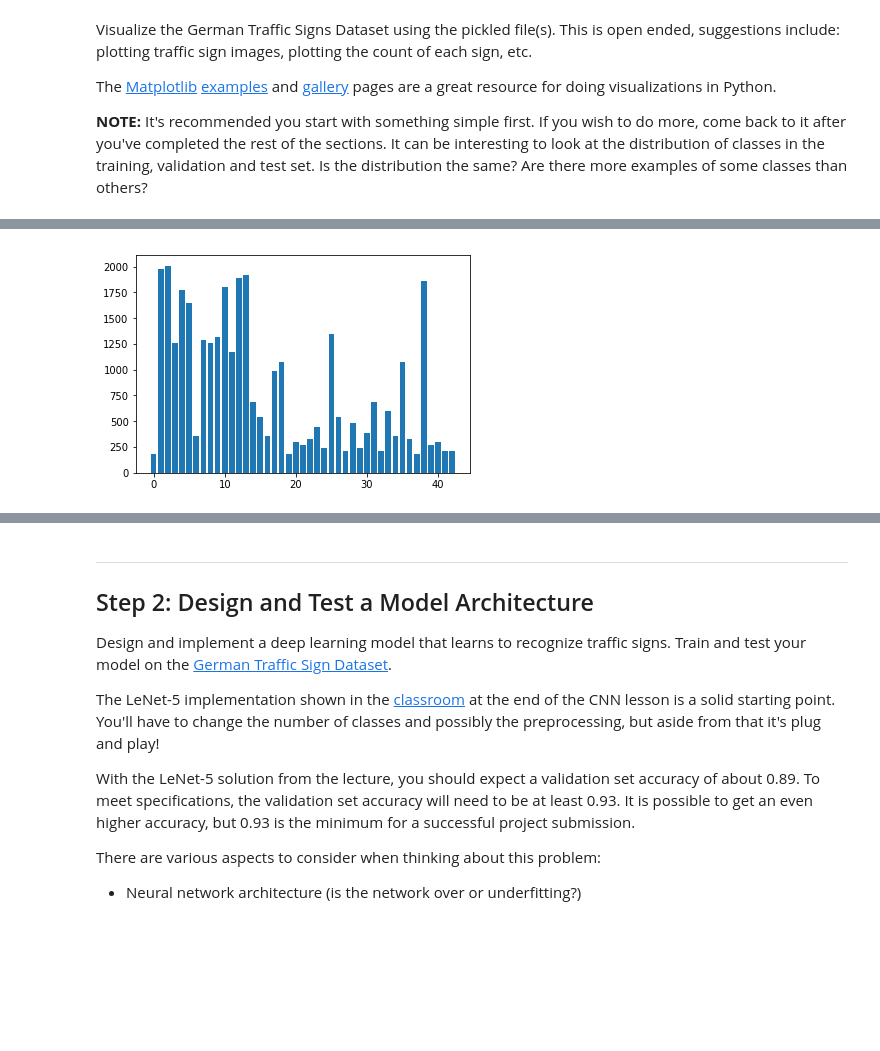
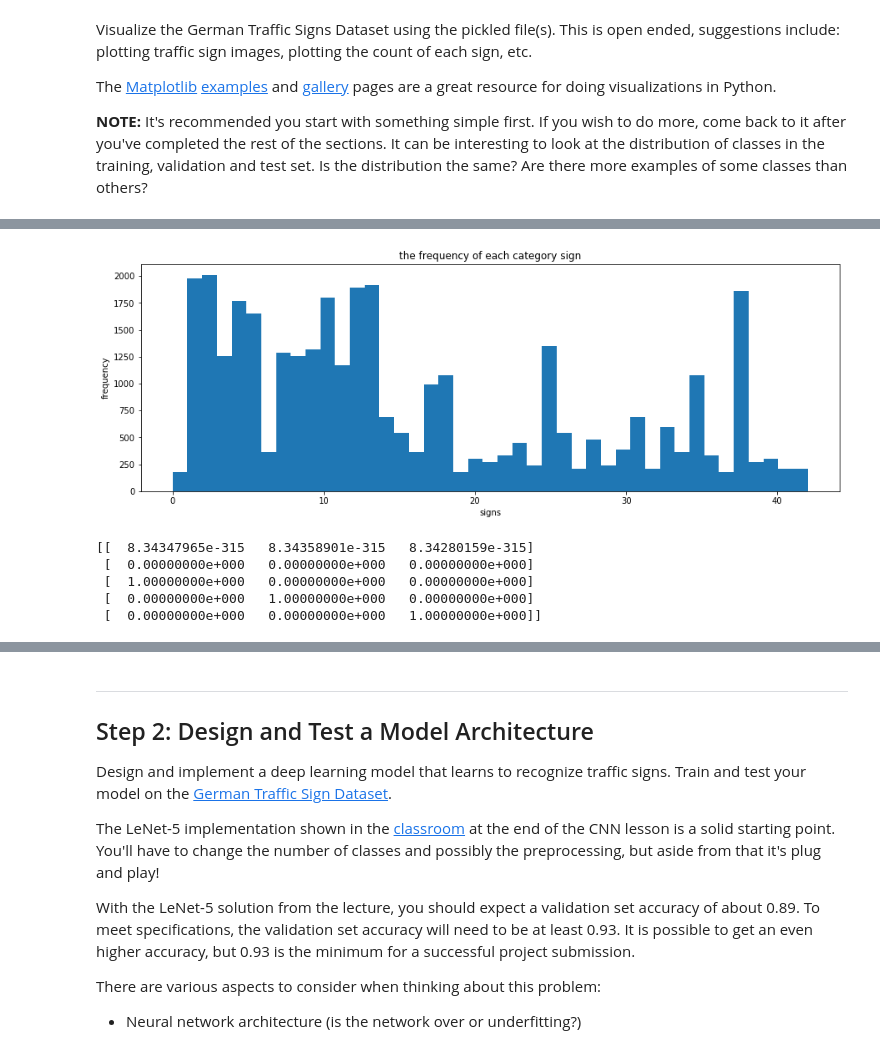
Before and after one commit to tonyxxq/Traffic-Sign-Classifier, a Jupyter notebook: Traffic_Sign_Classifier.ipynb, the cells around one changed output, grey strips where cells are left out. Cells and saved outputs as stored; diff of their text form; code cells hidden in the pictures; blank space fills up the shorter version.

```diff
--- a/Traffic_Sign_Classifier.ipynb
+++ b/Traffic_Sign_Classifier.ipynb
@@ -125,16 +123,24 @@ plt.show()
-# %%
-# calculate the frequency of each category sign
-y_name_count = dict()
-for sign in y_train:
-    count = y_name_count.get(sign)
-    if count == None:
-        y_name_count[sign] = 0
-    else:
-        y_name_count[sign] = count + 1
-# plot the count of each sign
-x = list(y_name_count.keys())
-y = list(y_name_count.values())
-plt.bar(x, y)
-plt.show()
-# %% [output]
-[figure, removed]
+# %%
+# calculate the frequency of each category sign
+def plot_y_train_hist():
+    fig = plt.figure(figsize=(15, 5))
+    ax = fig.add_subplot(1, 1, 1)
+    hist=ax.hist(y_train, bins = n_classes)
+    ax.set_title("the frequency of each category sign")
+    ax.set_xlabel("signs")
+    ax.set_ylabel("frequency")
+    plt.show()
+    return hist
+hist = plot_y_train_hist()
+# %% [output]
+[figure, added]
+# %%
+l1 =  np.ndarray([2,3])
+l2 = np.ndarray([3,3])
+print(np.vstack((l1, l2)))
+# %% [output]
+[[  8.34347965e-315   8.34358901e-315   8.34280159e-315]
+ [  0.00000000e+000   0.00000000e+000   0.00000000e+000]
+ [  1.00000000e+000   0.00000000e+000   0.00000000e+000]
+ [  0.00000000e+000   1.00000000e+000   0.00000000e+000]
+ [  0.00000000e+000   0.00000000e+000   1.00000000e+000]]
```
Also changed, not shown: parts of 14 cells of this notebook.
